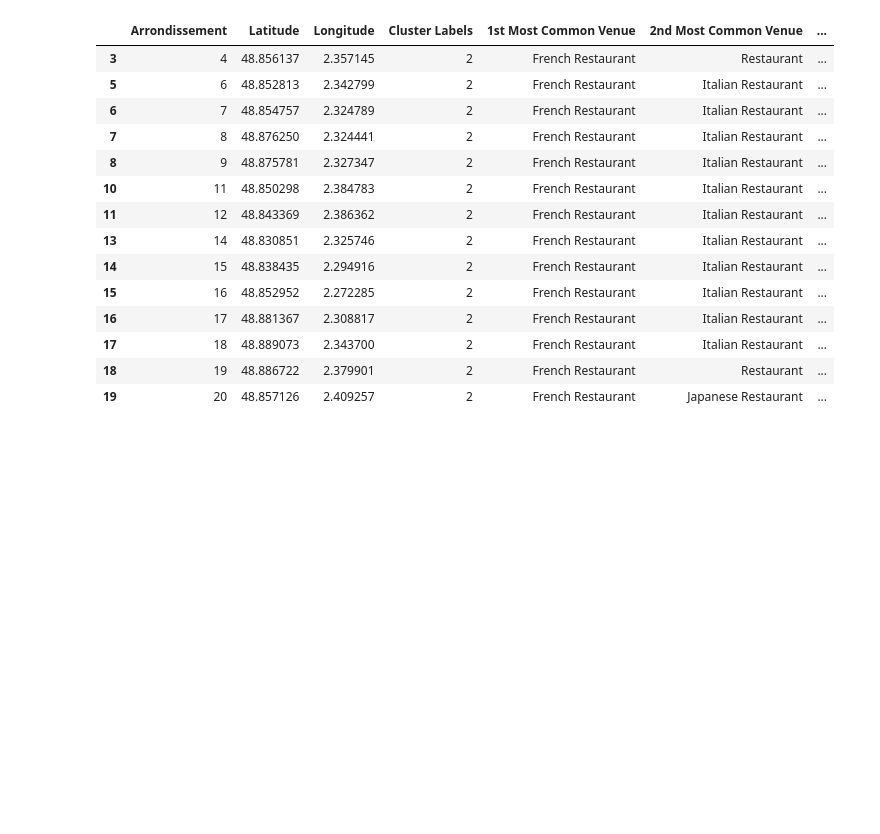
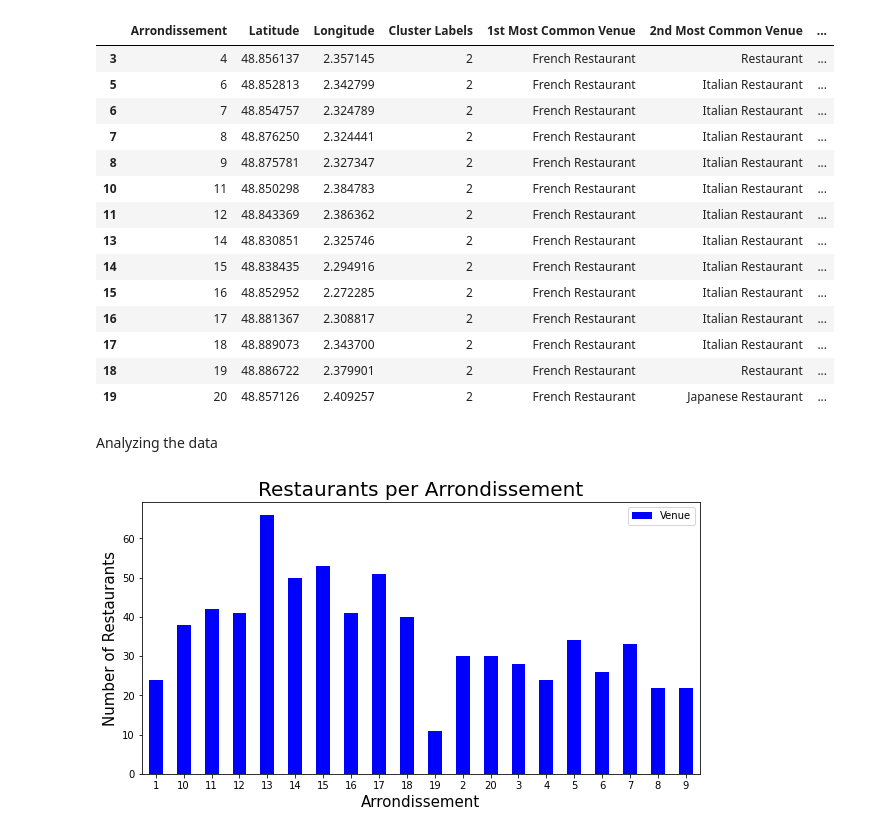
Before and after one commit to lvvillarroel/Coursera_Capstone, a Jupyter notebook: bataille_de_arrondissement.ipynb, the cells around one changed output. Saved outputs shown, nothing was run; the diff lists cells and outputs as text; code cells hidden in the pictures; blank space fills up the shorter version.

```diff
--- a/bataille_de_arrondissement.ipynb
+++ b/bataille_de_arrondissement.ipynb
@@ -410,3 +410,15 @@ df_final[df_final['Cluster Labels']==2]
 | 17 | 18 | 48.889073 | 2.343700 | 2 | French Restaurant | Italian Restaurant | ... |
 | 18 | 19 | 48.886722 | 2.379901 | 2 | French Restaurant | Restaurant | ... |
 | 19 | 20 | 48.857126 | 2.409257 | 2 | French Restaurant | Japanese Restaurant | ... |
+# %% [markdown]
+Analyzing the data
+# %%
+df_rest.groupby('Arrondissement')['Venue'].count().plot.bar(figsize=(10,5), color='blue')
+plt.title("Restaurants per Arrondissement", fontsize = 20)
+plt.xlabel('Arrondissement', fontsize = 15)
+plt.ylabel('Number of Restaurants', fontsize=15)
+plt.xticks(rotation = 'horizontal')
+plt.legend()
+plt.show()
+# %% [output]
+[figure, added]
```
Also changed, not shown: parts of 3 cells of this notebook, 2 other files.
